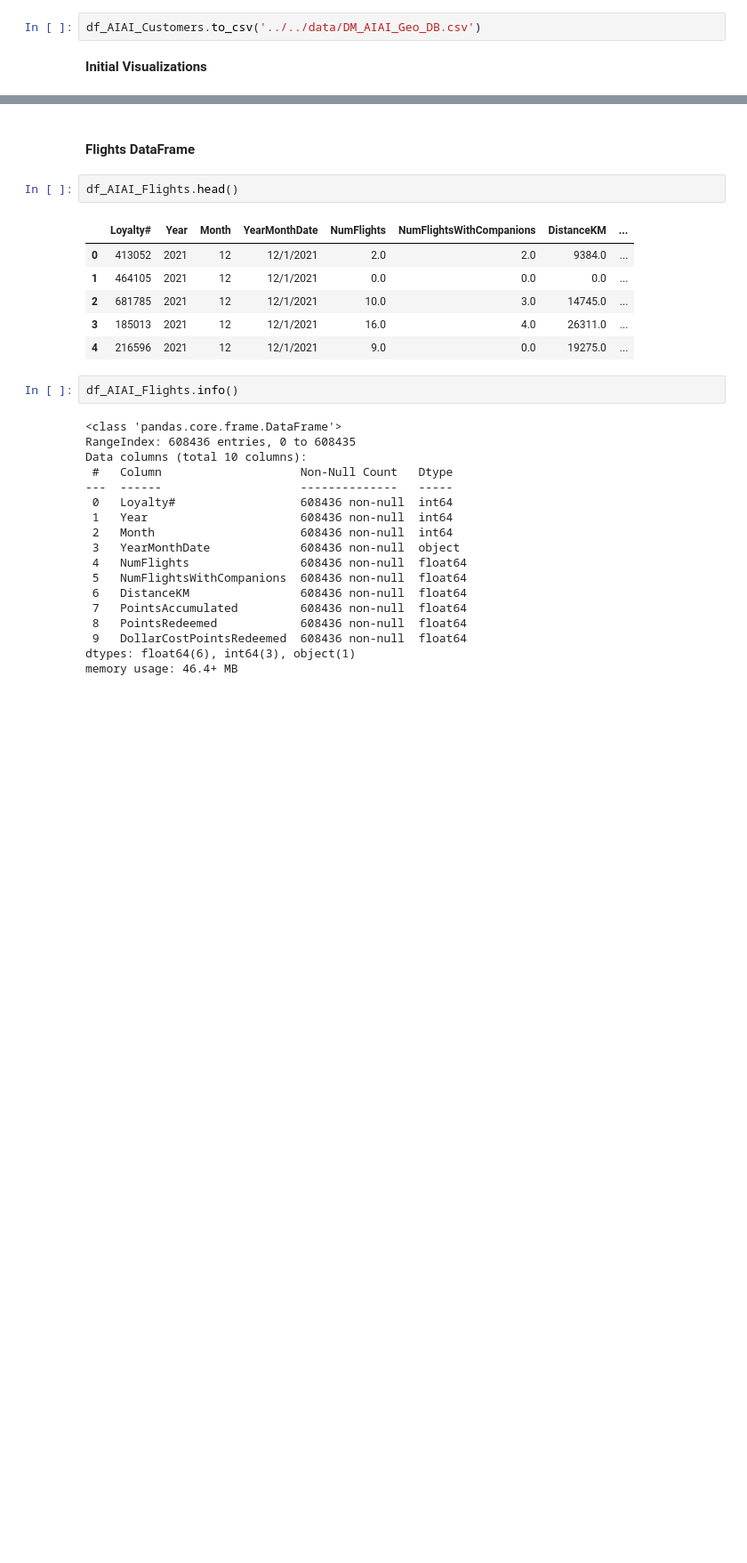
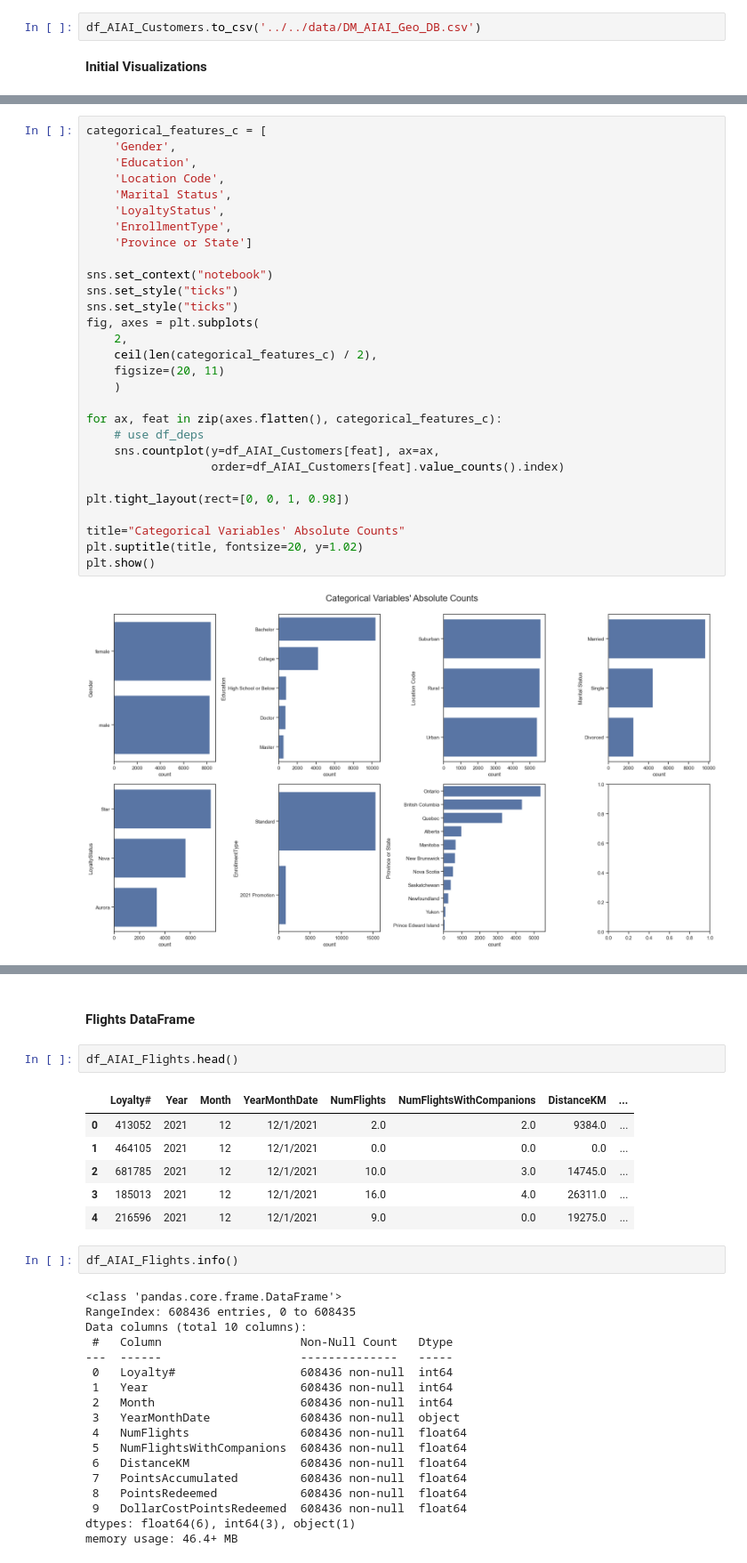
Before and after one commit to luisbdavila/Airline_Customer_Segmentation_DataMining_Project_Python, a Jupyter notebook: 1_Delivery/Code/EDA.ipynb, the cells around one changed output, grey strips where cells are left out. Shown at 89% size. Drawn from its saved outputs; the diff is of its cells as text; blank space fills up the shorter version.

```diff
--- a/1_Delivery/Code/EDA.ipynb
+++ b/1_Delivery/Code/EDA.ipynb
@@ -468,0 +506,31 @@ df_AIAI_Customers.to_csv('../../data/DM_AIAI_Geo_DB.csv')
+# %%
+categorical_features_c = [
+    'Gender',
+    'Education',
+    'Location Code',
+    'Marital Status',
+    'LoyaltyStatus',
+    'EnrollmentType',
+    'Province or State']
+
+sns.set_context("notebook")
+sns.set_style("ticks")
+sns.set_style("ticks")
+fig, axes = plt.subplots(
+    2,
+    ceil(len(categorical_features_c) / 2),
+    figsize=(20, 11)
+    )
+
+for ax, feat in zip(axes.flatten(), categorical_features_c):
+    # use df_deps
+    sns.countplot(y=df_AIAI_Customers[feat], ax=ax,
+                  order=df_AIAI_Customers[feat].value_counts().index)
+
+plt.tight_layout(rect=[0, 0, 1, 0.98])
+
+title="Categorical Variables' Absolute Counts"
+plt.suptitle(title, fontsize=20, y=1.02)
+plt.show()
+# %% [output]
+[figure, added]
```
Also changed, not shown: parts of 12 cells of this notebook.
